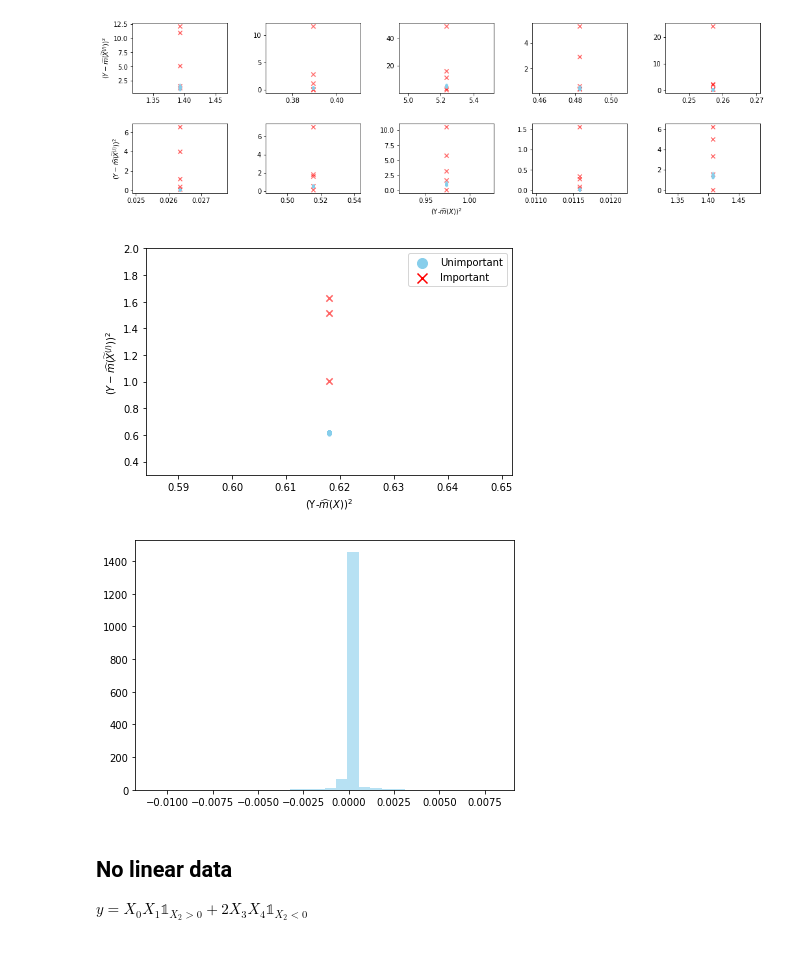
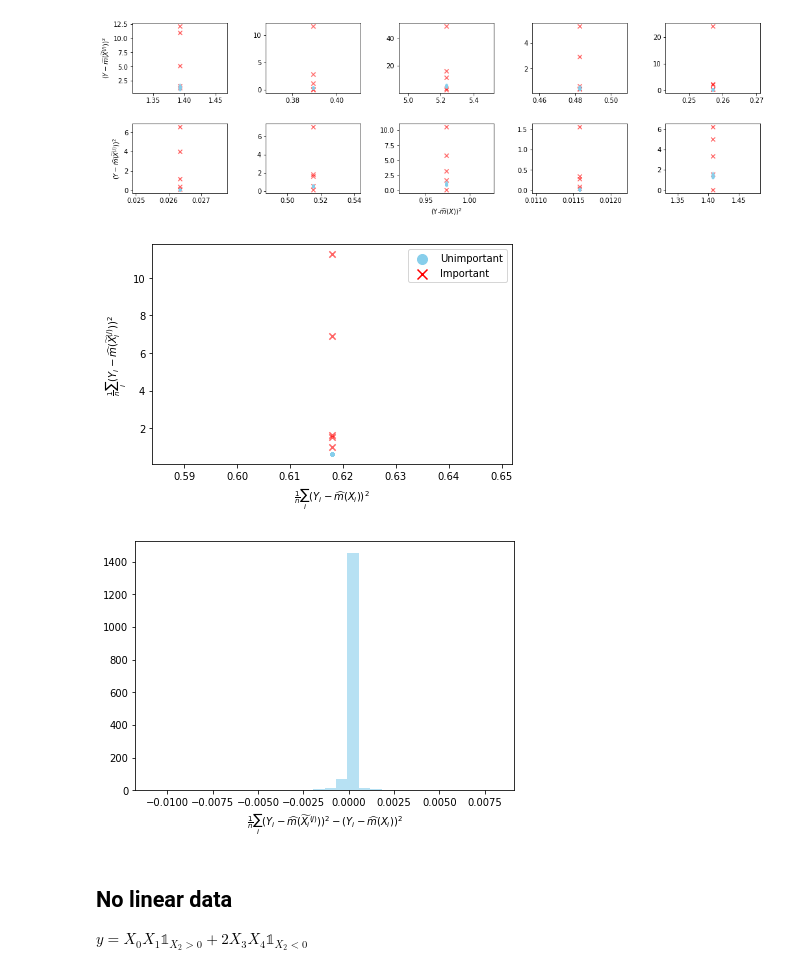
Before and after one commit to AngelReyero/Variable_Importance, a Jupyter notebook: CPI-Knockoffs.ipynb, the cells around one changed output. Saved outputs shown, nothing was run; the diff lists cells and outputs as text; code cells hidden in the pictures.

```diff
--- a/CPI-Knockoffs.ipynb
+++ b/CPI-Knockoffs.ipynb
@@ -757,8 +758,8 @@ for j in range(d):
     plt.scatter(np.mean((y_fitted-y_test)**2),np.mean((y_test-y_cond_fitted)**2),  color=color, alpha=0.6, marker=marker, s=size)
        #axes[row, col].set_title(f"Covariate {i+1}")
 
-plt.xlabel(r"(Y-$\widehat{m}(X))^2$")
-plt.ylabel(r"$(Y-\widehat{m}(\widetilde{X}^{(j)}))^2$")
+plt.xlabel(r"$\frac{1}{n}\sum_i(Y_i-\widehat{m}(X_i))^2$")
+plt.ylabel(r"$\frac{1}{n}\sum_i(Y_i-\widehat{m}(\widetilde{X}_i^{(j)}))^2$")
 
 handles = [
     plt.scatter([], [], marker='o', color='skyblue', s=100, label='Unimportant'),
@@ -767,47 +768,48 @@ handles = [
 
 # Add the legend once with custom handles
 plt.legend(handles=handles)
-plt.ylim(0.3, 2)
+#plt.ylim(0.3, 2)
 plt.tight_layout()
 # Save the figure
-plt.savefig('visualization/plots_Angel/plots_CPI-knockoffs/cpi_knockoff_lin_d5000_mean_amplif.pdf', dpi=300)
+plt.savefig('visualization/plots_Angel/plots_CPI-knockoffs/cpi_knockoff_lin_d5000_mean.pdf', dpi=300)
 
 # Show the plot
 plt.show()
 # %% [output]
-[figure, old version]
+[figure, new version]
 # %%
 d=X_train.shape[1]
 diff=np.zeros(d-5)
 
 df_y_cond_fit= pd.read_csv("results/results_csv_Angel/CPI-knockoffs/y_cond_fit-lin5000.csv")
 df_y_fitted = pd.read_csv("results/results_csv_Angel/CPI-knockoffs/y_fitted-lin5000.csv")
 df_y_test = pd.read_csv("results/results_csv_Angel/CPI-knockoffs/y_test-lin5000.csv")
 
 y_fitted = df_y_fitted.values.ravel()
 y_test=df_y_test.values.ravel()
 
 for j in range(5, d):
     y_cond_fitted=df_y_cond_fit["coord"+str(j)]
     diff[j-5]=np.mean((y_test-y_cond_fitted)**2)-np.mean((y_fitted-y_test)**2)
     #axes[row, col].set_title(f"Covariate {i+1}")
 
 plt.hist(diff,bins=30, density=True, color='skyblue', alpha=0.6 )
 #plt.xlabel(r"(Y-$\widehat{m}(X))^2$")
 #plt.ylabel(r"$(Y-\widehat{m}(\widetilde{X}^{(j)}))^2$")
 
 
 # Add the legend once with custom handles
 #plt.legend(handles=handles)
 
 plt.tight_layout()
 # Save the figure
-plt.savefig('cpi_knockoff_lin_d5000_mean_hist.pdf', dpi=300)
+plt.xlabel(r"$\frac{1}{n}\sum_i(Y_i-\widehat{m}(\widetilde{X_i}^{(j)}))^2-(Y_i-\widehat{m}(X_i))^2$")
+plt.savefig('visualization/plots_Angel/plots_CPI-knockoffs/cpi_knockoff_lin_d5000_hist_null.pdf', dpi=300)
 
 # Show the plot
 plt.show()
 # %% [output]
-[figure, old version]
+[figure, new version]
 # %% [markdown]
 ## No linear data
 $y=X_0X_1\mathbb{1}_{X_2>0}+2X_3X_4\mathbb{1}_{X_2<0}$
```
Also changed, not shown: parts of 5 cells of this notebook, 9 other files.
